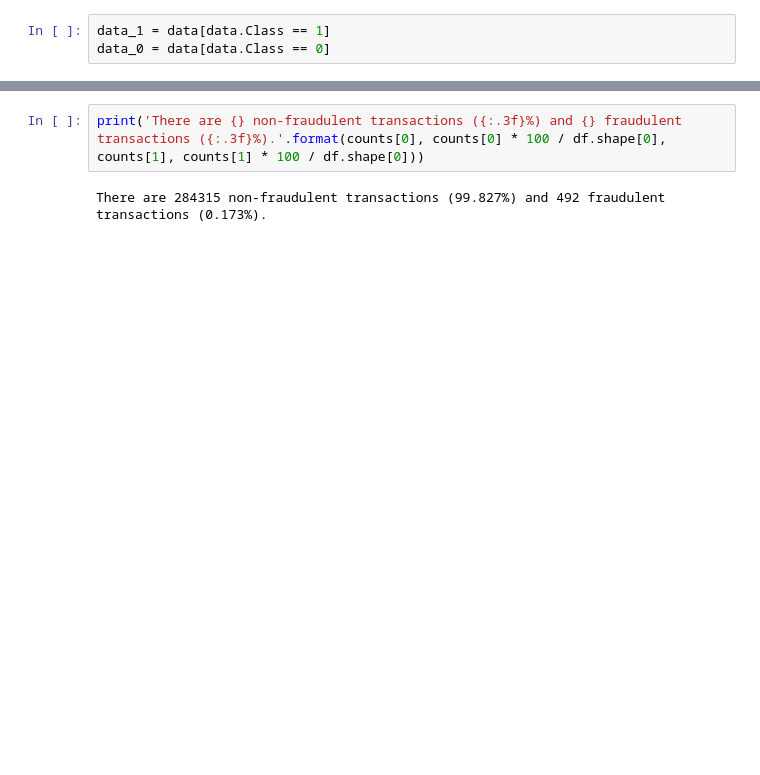
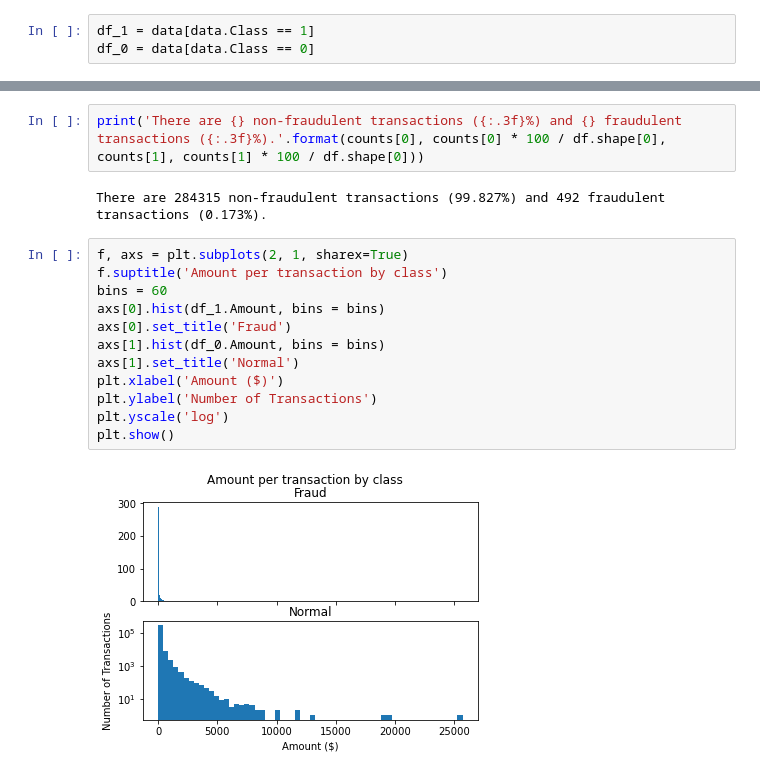
Before and after one commit to LotfiKobrosly/Credit_card_fraud, a Jupyter notebook: Credit_Card_Fraud_Detection.ipynb, the cells around one changed output, grey strips where cells are left out. Saved outputs shown, nothing was run; the diff lists cells and outputs as text; blank space fills up the shorter version.

```diff
--- a/Credit_Card_Fraud_Detection.ipynb
+++ b/Credit_Card_Fraud_Detection.ipynb
@@ -126,5 +126,5 @@ performance of the model.
 # %% [markdown]
 ### An unbalanced problem
 # %%
-data_1 = data[data.Class == 1]
-data_0 = data[data.Class == 0]
+df_1 = data[data.Class == 1]
+df_0 = data[data.Class == 0]
@@ -153,3 +144,17 @@ plt.show()
 print('There are {} non-fraudulent transactions ({:.3f}%) and {} fraudulent transactions ({:.3f}%).'.format(counts[0], counts[0] * 100 / df.shape[0], counts[1], counts[1] * 100 / df.shape[0]))
 # %% [output]
 There are 284315 non-fraudulent transactions (99.827%) and 492 fraudulent transactions (0.173%).
+# %%
+f, axs = plt.subplots(2, 1, sharex=True)
+f.suptitle('Amount per transaction by class')
+bins = 60
+axs[0].hist(df_1.Amount, bins = bins)
+axs[0].set_title('Fraud')
+axs[1].hist(df_0.Amount, bins = bins)
+axs[1].set_title('Normal')
+plt.xlabel('Amount ($)')
+plt.ylabel('Number of Transactions')
+plt.yscale('log')
+plt.show()
+# %% [output]
+[figure, added]
```
Also changed, not shown: parts of 2 cells of this notebook.
